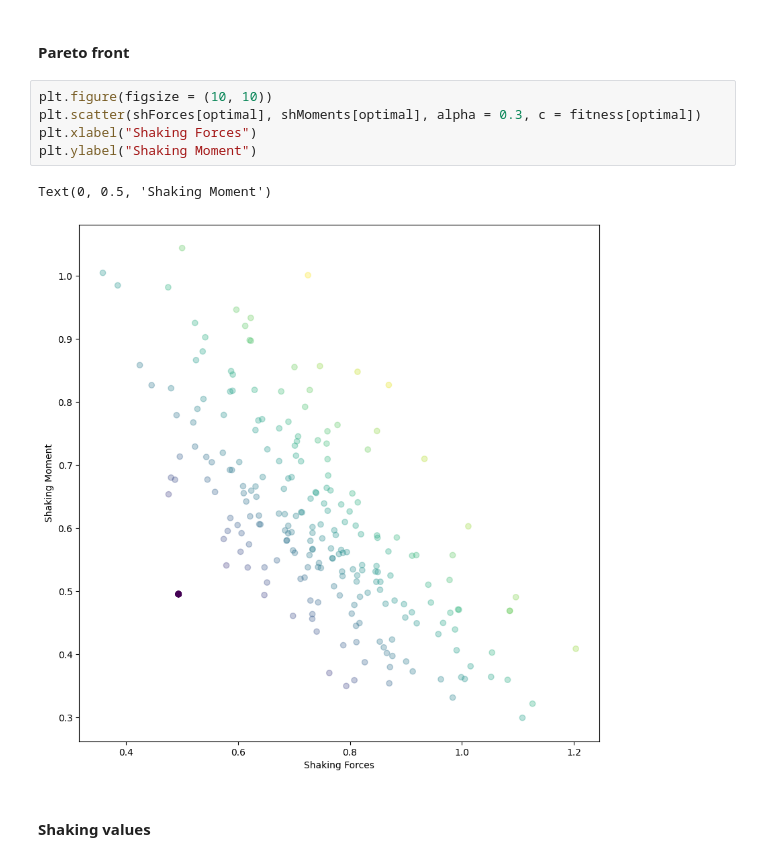
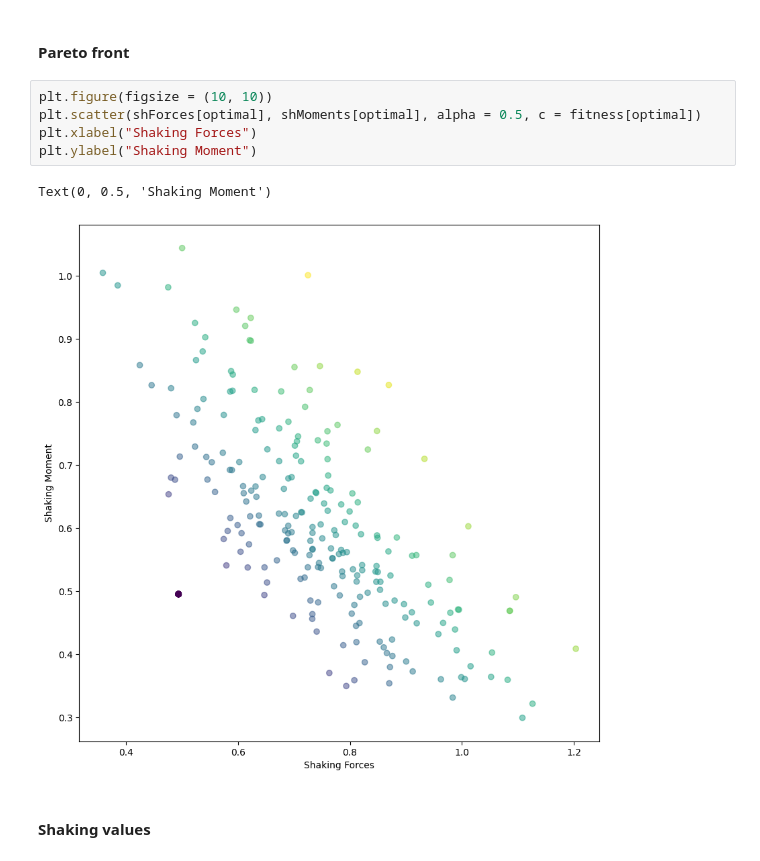
Before and after one commit to LuisR-jpg/Artificial-Intelligence---UP, a Jupyter notebook: Courses and Miscellaneous/Research/Analysis.ipynb, the cells around one changed output. Drawn from its saved outputs; the diff is of its cells as text.

```diff
--- a/Courses and Miscellaneous/Research/Analysis.ipynb
+++ b/Courses and Miscellaneous/Research/Analysis.ipynb
@@ -252,11 +252,11 @@ plt.violinplot(sumMasses[optimal])
 #### Pareto front
 # %%
 plt.figure(figsize = (10, 10))
-plt.scatter(shForces[optimal], shMoments[optimal], alpha = 0.3, c = fitness[optimal])
+plt.scatter(shForces[optimal], shMoments[optimal], alpha = 0.5, c = fitness[optimal])
 plt.xlabel("Shaking Forces")
 plt.ylabel("Shaking Moment")
 # %% [output]
 Text(0, 0.5, 'Shaking Moment')
-[figure, old version]
+[figure, new version]
 # %% [markdown]
 #### Shaking values
```
Also changed, not shown: parts of 2 cells of this notebook.
